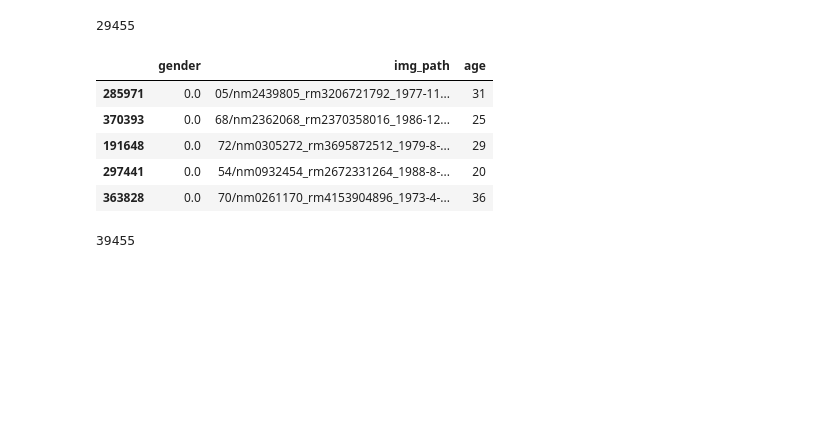
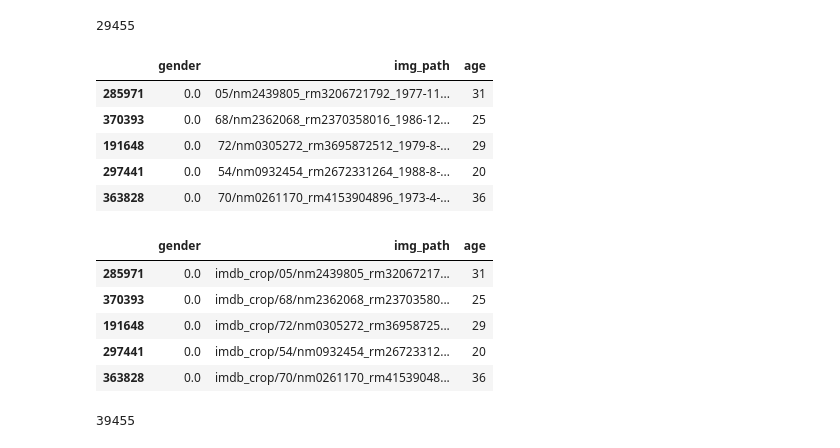
Before and after one commit to SaiGanesh26/Age-Gender-Prediction, a Jupyter notebook: data_processing.ipynb, the cells around one changed output. Drawn from its saved outputs; the diff is of its cells as text; code cells hidden in the pictures; blank space fills up the shorter version.

Commit message:
updated with imdb and wiki images paths

```diff
--- a/data_processing.ipynb
+++ b/data_processing.ipynb
@@ -9,10 +9,10 @@ import pandas as pd
 from datetime import datetime,timedelta
 # %%
 # loading the wiki.mat file from drive to process it
-data = io.loadmat("wiki_crop/wiki.mat")
+data = io.loadmat("data/wiki_crop/wiki.mat")
 
 # loading the imdb.mat file from drive to process it, we take some female images from imdb as wiki do not have equal amount of male and female images
-data1 = io.loadmat("imdb_crop/imdb.mat")
+data1 = io.loadmat("data/imdb_crop/imdb.mat")
 # %%
 print("wiki ",data.keys())
 print("imdb ",data1.keys())
@@ -229,6 +229,19 @@ temp_df.head()
 | 191648 | 0.0 | 72/nm0305272_rm3695872512_1979-8-... | 29 |
 | 297441 | 0.0 | 54/nm0932454_rm2672331264_1988-8-... | 20 |
 | 363828 | 0.0 | 70/nm0261170_rm4153904896_1973-4-... | 36 |
+# %%
+data["img_path"] = data["img_path"].apply(lambda x: x.replace(x,"wiki_crop/" + x)) #adding the wiki folder name to image path
+
+temp_df["img_path"] = temp_df["img_path"].apply(lambda x: x.replace(x,"imdb_crop/" + x)) # adding the imdb folder name to image path
+# %%
+temp_df.head()
+# %% [output]
+|  | gender | img_path | age |
+| 285971 | 0.0 | imdb_crop/05/nm2439805_rm32067217... | 31 |
+| 370393 | 0.0 | imdb_crop/68/nm2362068_rm23703580... | 25 |
+| 191648 | 0.0 | imdb_crop/72/nm0305272_rm36958725... | 29 |
+| 297441 | 0.0 | imdb_crop/54/nm0932454_rm26723312... | 20 |
+| 363828 | 0.0 | imdb_crop/70/nm0261170_rm41539048... | 36 |
 # %%
 # finally appending all the data as
 dataset = data.append(temp_df,ignore_index=True)
```
Also changed, not shown: parts of 1 cell of this notebook.
